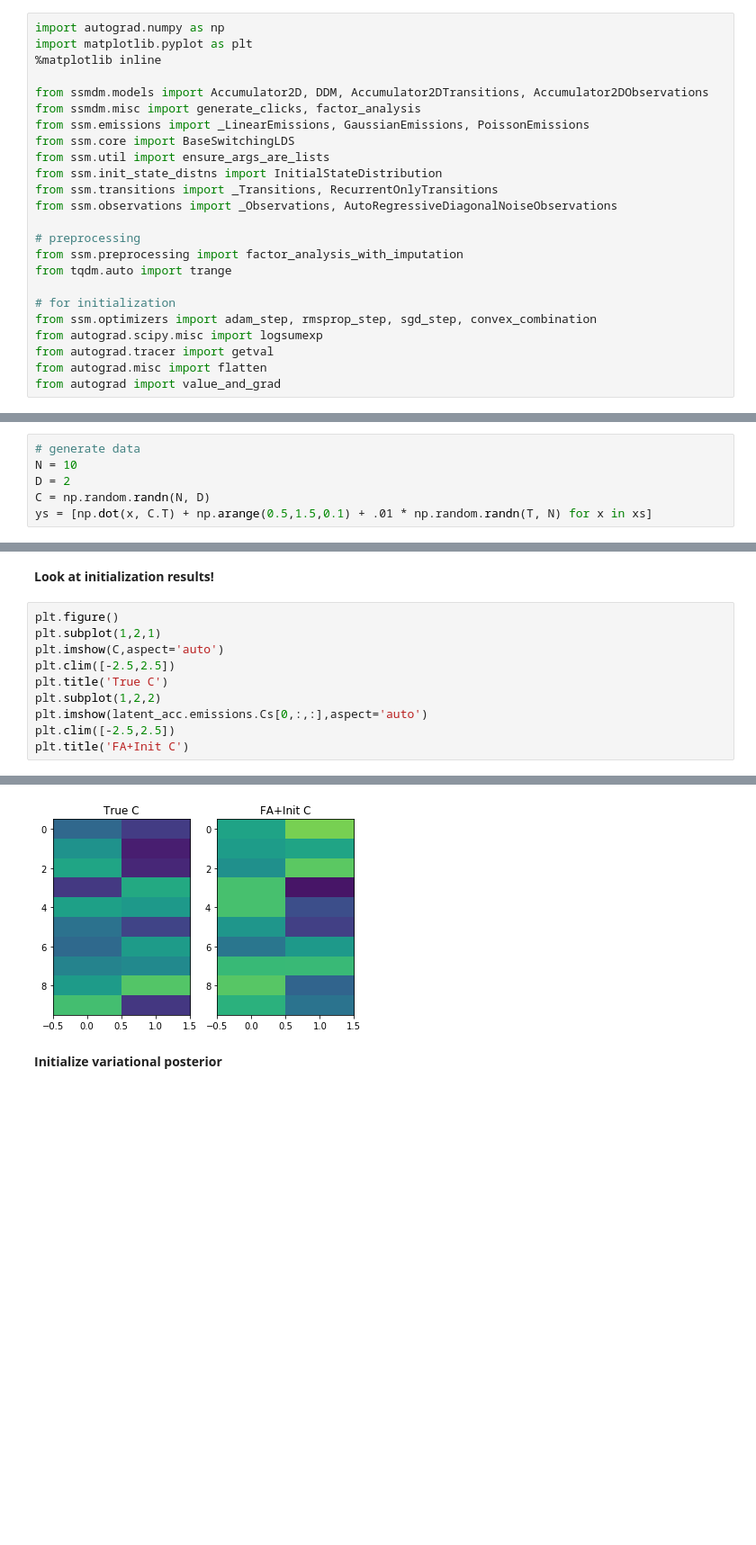
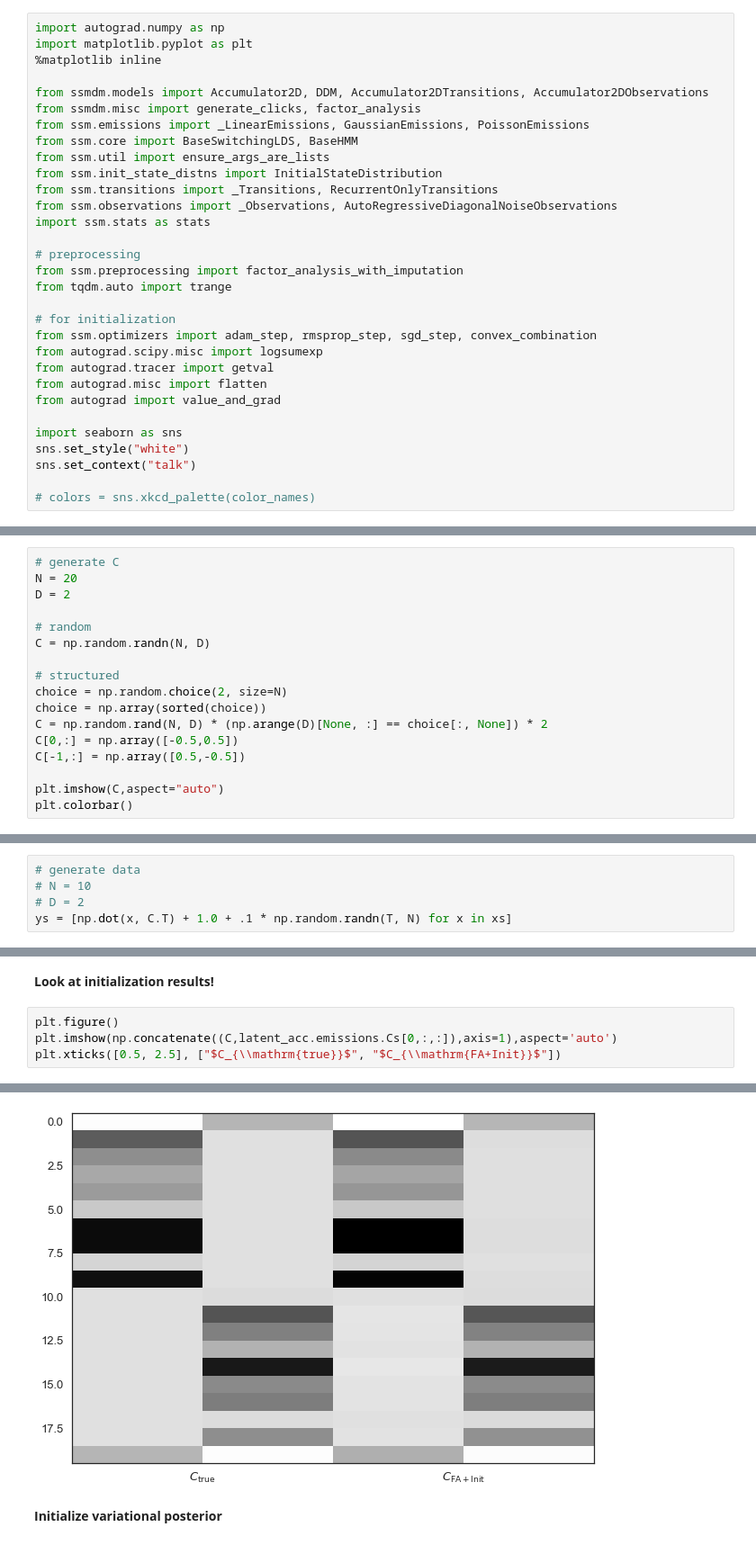
Before and after one commit to davidzoltowski/ssmdm, a Jupyter notebook: notebooks/Fit_2D_Accumulator_With_Observations.ipynb, the cells around one changed output, grey strips where cells are left out. Shown at 90% size. Cells and saved outputs as stored; diff of their text form; blank space fills up the shorter version.

```diff
--- a/notebooks/Fit_2D_Accumulator_With_Observations.ipynb
+++ b/notebooks/Fit_2D_Accumulator_With_Observations.ipynb
@@ -6,11 +6,12 @@ import matplotlib.pyplot as plt
 from ssmdm.models import Accumulator2D, DDM, Accumulator2DTransitions, Accumulator2DObservations
 from ssmdm.misc import generate_clicks, factor_analysis
 from ssm.emissions import _LinearEmissions, GaussianEmissions, PoissonEmissions
-from ssm.core import BaseSwitchingLDS
+from ssm.core import BaseSwitchingLDS, BaseHMM
 from ssm.util import ensure_args_are_lists
 from ssm.init_state_distns import InitialStateDistribution
 from ssm.transitions import _Transitions, RecurrentOnlyTransitions
 from ssm.observations import _Observations, AutoRegressiveDiagonalNoiseObservations
+import ssm.stats as stats
 
 # preprocessing
 from ssm.preprocessing import factor_analysis_with_imputation
@@ -22,6 +23,12 @@ from autograd.scipy.misc import logsumexp
 from autograd.tracer import getval
 from autograd.misc import flatten
 from autograd import value_and_grad
+
+import seaborn as sns
+sns.set_style("white")
+sns.set_context("talk")
+
+# colors = sns.xkcd_palette(color_names)
 # %% [markdown]
 **Create model and generate data**
 # %% [markdown]
@@ -176,0 +357,17 @@ plt.plot(zs[tr],'k')
+# %%
+# generate C
+N = 20
+D = 2
+
+# random
+C = np.random.randn(N, D)
+
+# structured
+choice = np.random.choice(2, size=N)
+choice = np.array(sorted(choice))
+C = np.random.rand(N, D) * (np.arange(D)[None, :] == choice[:, None]) * 2
+C[0,:] = np.array([-0.5,0.5])
+C[-1,:] = np.array([0.5,-0.5])
+
+plt.imshow(C,aspect="auto")
+plt.colorbar()
@@ -177,9 +377,8 @@ plt.plot(zs[tr],'k')
 # %%
 # generate data
-N = 10
-D = 2
-C = np.random.randn(N, D)
-ys = [np.dot(x, C.T) + np.arange(0.5,1.5,0.1) + .01 * np.random.randn(T, N) for x in xs]
+# N = 10
+# D = 2
+ys = [np.dot(x, C.T) + 1.0 + .1 * np.random.randn(T, N) for x in xs]
 # %% [markdown]
 **Initialize model**
 # %%
@@ -212,12 +403,6 @@ print(np.log(0.0001))
 **Look at initialization results!**
 # %%
 plt.figure()
-plt.subplot(1,2,1)
-plt.imshow(C,aspect='auto')
-plt.clim([-2.5,2.5])
-plt.title('True C')
-plt.subplot(1,2,2)
-plt.imshow(latent_acc.emissions.Cs[0,:,:],aspect='auto')
-plt.clim([-2.5,2.5])
-plt.title('FA+Init C')
+plt.imshow(np.concatenate((C,latent_acc.emissions.Cs[0,:,:]),axis=1),aspect='auto')
+plt.xticks([0.5, 2.5], ["$C_{\\mathrm{true}}$", "$C_{\\mathrm{FA+Init}}$"])
 # %% [output]
@@ -225,4 +412,4 @@ Text(0.5,1,'FA+Init C')
-[figure, old version]
+[figure, new version]
 # %% [markdown]
 **Initialize variational posterior**
 # %%
```
Also changed, not shown: parts of 51 cells of this notebook, 3 other files.
